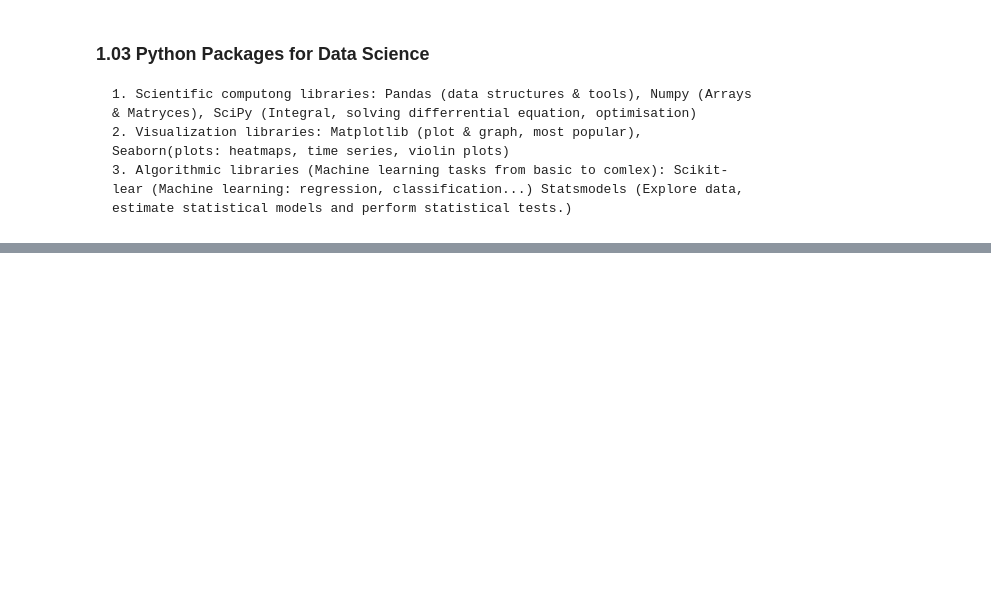
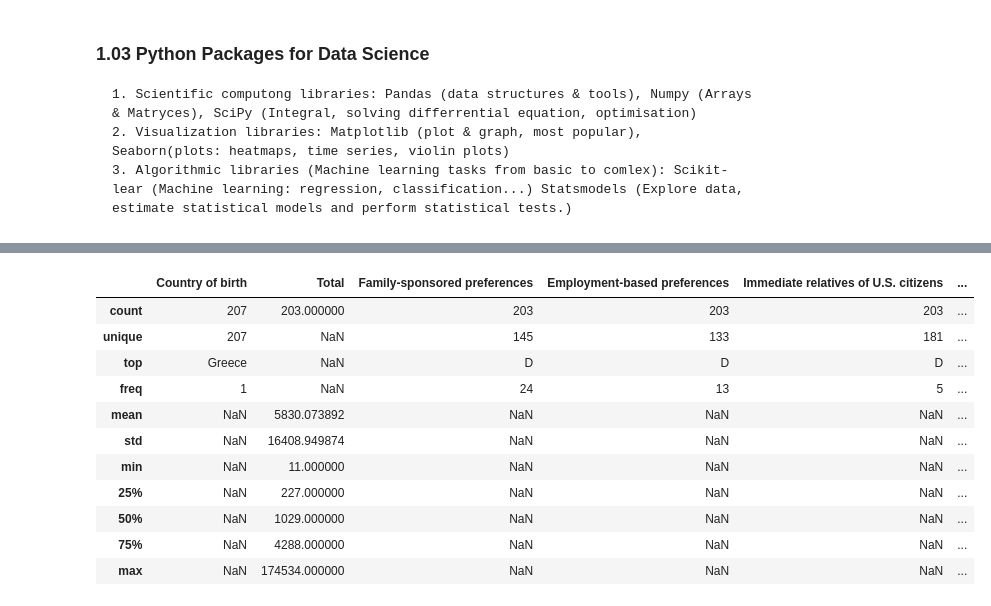
Before and after one commit to romeo1two/ImigrationExploration, a Jupyter notebook: develop/2018-03-22-MN-Data_analysis.ipynb, the cells around one changed output, grey strips where cells are left out. Saved outputs shown, nothing was run; the diff lists cells and outputs as text; code cells hidden in the pictures; blank space fills up the shorter version.

```diff
--- a/develop/2018-03-22-MN-Data_analysis.ipynb
+++ b/develop/2018-03-22-MN-Data_analysis.ipynb
@@ -57,0 +57,12 @@ First we need to understand what ich feature of the dataset represents
+# %%
+# To import file into Python we firs need to import pandas:
+import pandas as pd
+import numpy as np
+import seaborn as sns
+import matplotlib.pyplot as plt
+# next we need to specify a filepath
+path = "../data/Imigration_country_sponsor_2016.xls"
+
+# next we need to read a file into Python
+# we need to specify header option as header=None, or a line number
+df = pd.read_excel(path, header=2)
@@ -57,0 +115,21 @@ First we need to understand what ich feature of the dataset represents
+# %%
+# describe() method lets us check statistical summary and distribution of data of each column
+# optional attribute include="all" used to display all columns if needed
+df.describe(include="all")
+
+# unique - provides number of unique objects in the column
+# top - provides most frequent appearing object
+#top - provides number of times most frequent object appears
+# %% [output]
+|  | Country of birth | Total | Family-sponsored preferences | Employment-based preferences | Immediate relatives of U.S. citizens | ... |
+| count | 207 | 203.000000 | 203 | 203 | 203 | ... |
+| unique | 207 | NaN | 145 | 133 | 181 | ... |
+| top | Greece | NaN | D | D | D | ... |
+| freq | 1 | NaN | 24 | 13 | 5 | ... |
+| mean | NaN | 5830.073892 | NaN | NaN | NaN | ... |
+| std | NaN | 16408.949874 | NaN | NaN | NaN | ... |
+| min | NaN | 11.000000 | NaN | NaN | NaN | ... |
+| 25% | NaN | 227.000000 | NaN | NaN | NaN | ... |
+| 50% | NaN | 1029.000000 | NaN | NaN | NaN | ... |
+| 75% | NaN | 4288.000000 | NaN | NaN | NaN | ... |
+| max | NaN | 174534.000000 | NaN | NaN | NaN | ... |
```
Also changed, not shown: parts of 42 cells of this notebook.
